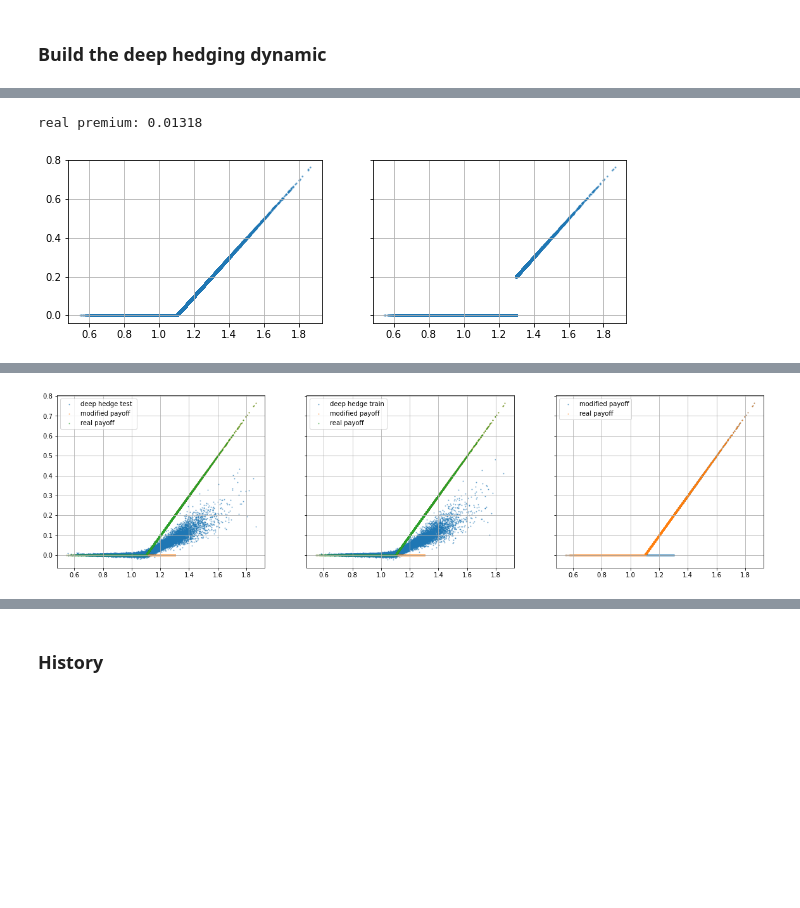
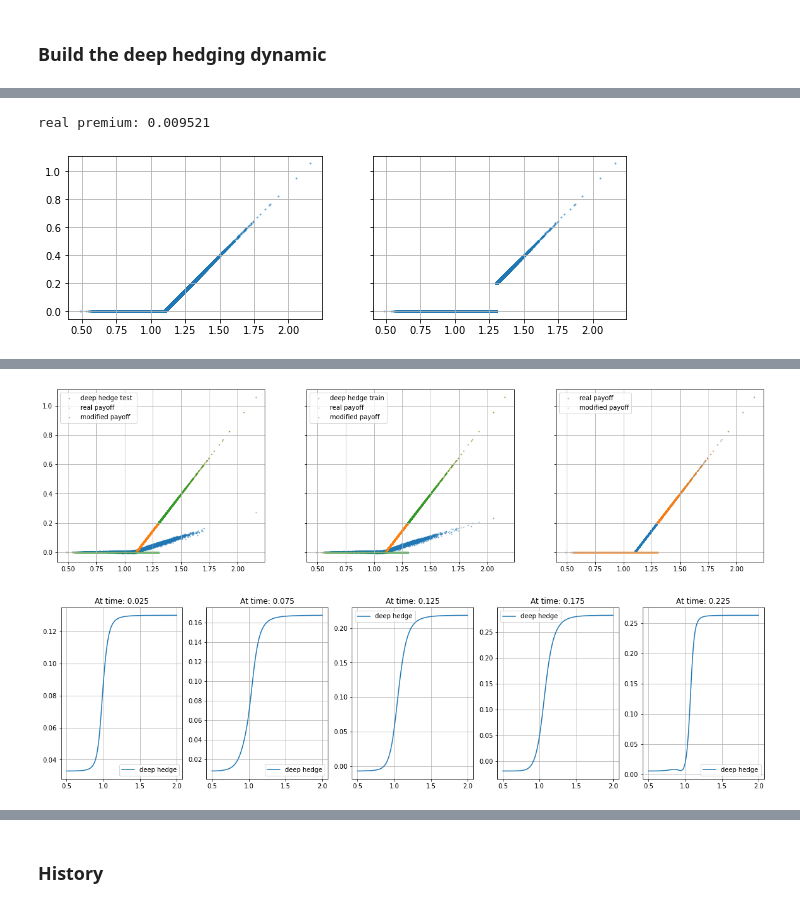
Before and after one commit to Parliamenthill/DeepHedging, a Jupyter notebook: deep efficient hedging.ipynb, the cells around one changed output, grey strips where cells are left out. Saved outputs shown, nothing was run; the diff lists cells and outputs as text; code cells hidden in the pictures; blank space fills up the shorter version.

```diff
--- a/deep efficient hedging.ipynb
+++ b/deep efficient hedging.ipynb
@@ -43,18 +43,20 @@ class EfficientHedge:
 
     def generate_data(self):
         self.m = 1 # dimension of price
-        self.mu = 0.08
+        self.mu = 0.02
         self.sigma = 0.3
         self.Ktrain = 10**5
         self.price_path, self.time_grid = utils.simulate_GBM(self.m,self.Ktrain,self.N,self.T,\
                                                              self.mu,self.sigma,self.S0, 'equi')
+        self.price_path_EMM, _ = utils.simulate_GBM(self.m,self.Ktrain,self.N,self.T,\
+                                                             0,self.sigma,self.S0, 'equi')
         self.payoff = self.payoff_function(self.price_path[:,-1])
         self.payoff_modified = self.payoff_function_modified(self.price_path[:,-1])
         if self.po == np.inf:
             self.delta_output, self.delta_path, self.option_path = utils.delta_hedge(self.price_path,self.payoff_modified,self.T,self.strike_modified,self.sigma,self.option_type,self.time_grid)
             self.initial_wealth,_ = utils.BlackScholes(self.T, self.S0, self.strike_modified, self.sigma, self.option_type)
         else:
-            self.initial_wealth = self.payoff_modified.mean()
+            self.initial_wealth = self.payoff_function_modified(self.price_path_EMM[:,-1]) .mean() ###### EMM
 
     def plot_payoff(self):
         print(f"real premium: {self.initial_wealth:{1}.{4}}")           # real premium
@@ -65,7 +67,7 @@ class EfficientHedge:
         p[1].grid()
         plt.show()
     def build_model(self):
-        self.model_hedge, self.Network0, self.Networks = build_dynamic(self.m, self.N, False, False, self.initial_wealth, self.po)
+        self.model_hedge, self.Network0, self.Networks = build_dynamic(self.m, self.N, False, False, self.initial_wealth, self.po, self.ploss)
     def prepare_data(self):
         control_path = False
         if not control_path:
@@ -100,6 +102,21 @@ class EfficientHedge:
 
             p[i].legend()
             p[i].grid()
+    def compare_strategy(self):
+        f,p = plt.subplots(1,5,figsize = [20,5])
+        for i in range(5):
+            n = 20*i + 10
+            pr = np.linspace(0.5,2,100)[:,None]  # tf.tensor of different price
+
+            he = self.Networks[n](tf.math.log(pr)) # the stategy network
+            p[i].plot(pr[:,0],he[:,0], label = 'deep hedge') # plot the relation between price and deep strategy
+            if self.po == np.inf:
+                _ , delta = utils.BlackScholes(self.T - self.time_grid[n], pr, self.strike_modified, self.sigma, self.option_type)
+                p[i].plot(pr, delta, label = 'delta hedge') # plot the relation between price and delta strategy
+            p[i].title.set_text(f"At time: {self.time_grid[n]:{1}.{4}}")
+            p[i].legend()
+            p[i].grid()
+        plt.show()
 # %% [markdown]
 ### Build the deep hedging dynamic
 # %% [markdown]
@@ -215,12 +235,13 @@ best:  0.20000000000000007
 # %%
-efficient_hedge = EfficientHedge(1)
-efficient_hedge.generate_data()
-efficient_hedge.plot_payoff()
-efficient_hedge.build_model()
-efficient_hedge.prepare_data()
-efficient_hedge.train()
-efficient_hedge.predict()
+efficient_hedge_1 = EfficientHedge(1)
+efficient_hedge_1.generate_data()
+efficient_hedge_1.plot_payoff()
+efficient_hedge_1.build_model()
+efficient_hedge_1.prepare_data()
+efficient_hedge_1.train()
+efficient_hedge_1.predict()
+efficient_hedge_1.compare_strategy()
 # %% [output]
-real premium: 0.01318
+real premium: 0.009521
-[figure, old version]
+[figure, new version]
 Epoch 1/20
@@ -243,2 +264,3 @@ best:  0.018441758234414816
-[figure, old version]
+[figure, new version]
+[figure, added]
 # %%
```
Also changed, not shown: parts of 4 cells of this notebook, 2 other files.
